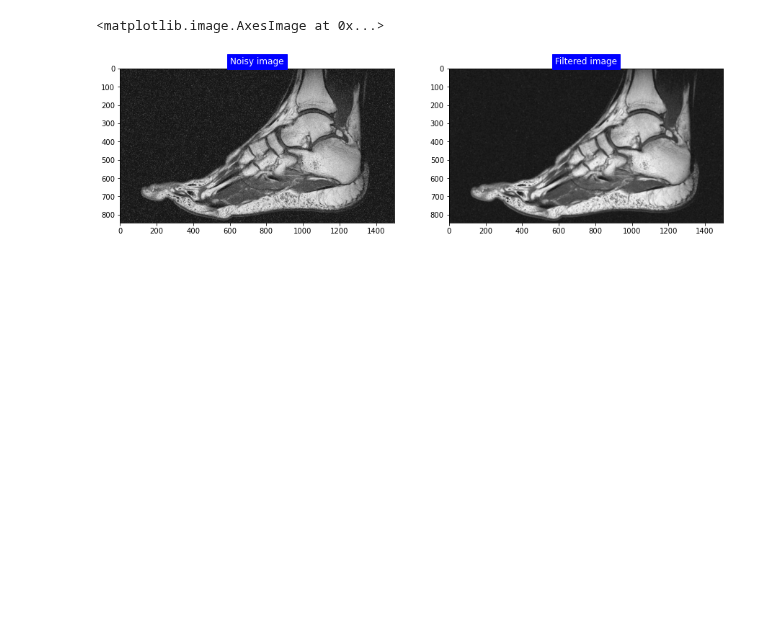
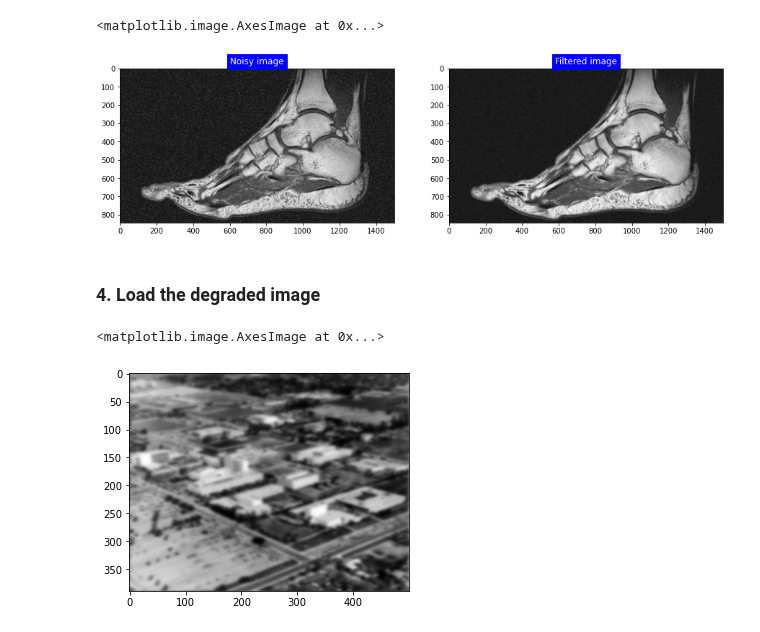
Before and after one commit to zahrasalarian/Digital-Image-Processing-for-Medical-Applications, a Jupyter notebook: HW5/pt-1.ipynb, the cells around one changed output. Drawn from its saved outputs; the diff is of its cells as text; code cells hidden in the pictures; blank space fills up the shorter version.

Commit message:
Loads the degraded image.

```diff
--- a/HW5/pt-1.ipynb
+++ b/HW5/pt-1.ipynb
@@ -81,3 +81,11 @@ plt.imshow(filtered_img, cmap='gray', vmin=filtered_img.min(), vmax=filtered_img
 # %% [output]
 <matplotlib.image.AxesImage at 0x...>
 [figure]
+# %% [markdown]
+### 4. Load the degraded image
+# %%
+noisy_img = cv2.imread('degraded_img.png', 0)
+plt.imshow(noisy_img, cmap='gray', vmin=noisy_img.min(), vmax=noisy_img.max())
+# %% [output]
+<matplotlib.image.AxesImage at 0x...>
+[figure, added]
```
